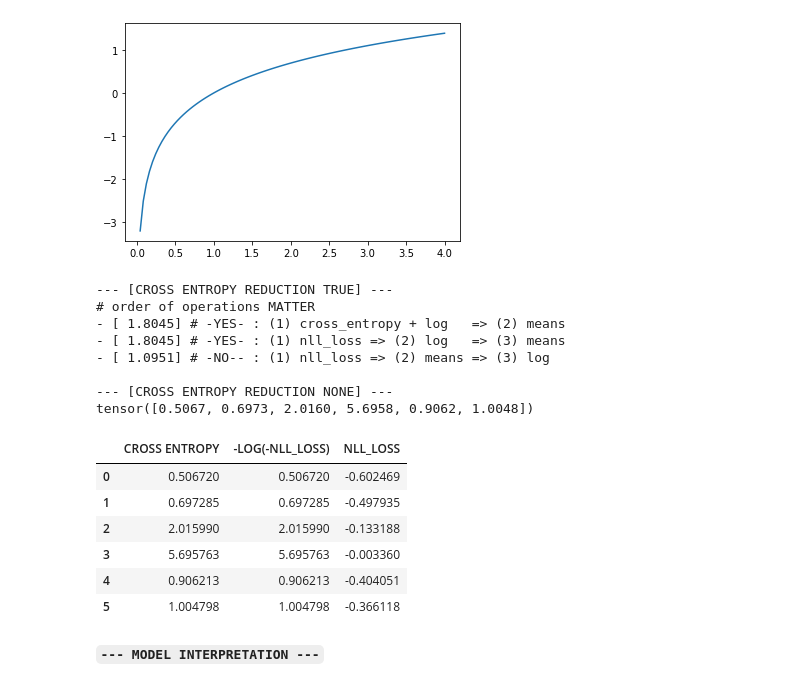
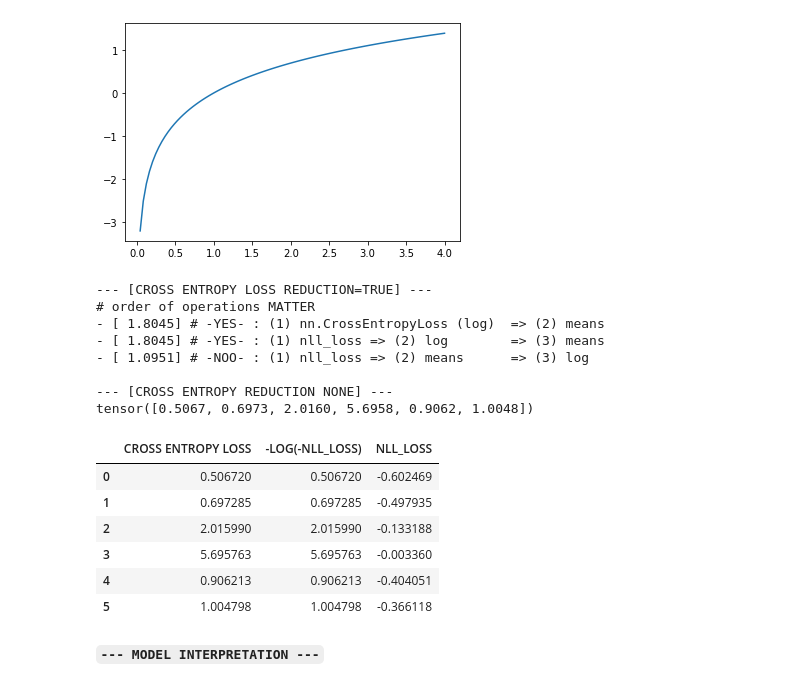
Before and after one commit to miketon/JupyterJeep, a Jupyter notebook: fastai_exercises/fast-ai-chapter05-image-classification.ipynb, the cells around one changed output. Drawn from its saved outputs; the diff is of its cells as text; code cells hidden in the pictures.

```diff
--- a/fastai_exercises/fast-ai-chapter05-image-classification.ipynb
+++ b/fastai_exercises/fast-ai-chapter05-image-classification.ipynb
@@ -600,43 +601,43 @@ from fastai.vision.core import nn
 loss_func = nn.CrossEntropyLoss()
 
 # By DEFAULT crossentropy loss function takes the "MEANS" of each loss item
 cross_entropy_means = loss_func(acts, targ)
 
 # But we can use reduction='none' to disable that
 cross_entropy_none = nn.CrossEntropyLoss(reduction='none')(acts, targ)
 
 # MANUALLY apply LOG nll_loss to nll_loss_tensor
 # also flip the sign since negative EXPONENTS return NaN
 # @audit 🛑 : I don't UNDERSTAND log ... TRADE IN IGNORANCE and VERIFY lol
 nll_loss_log = torch.log(-nll_loss_tensor) * -1
 
-print(f'--- [CROSS ENTROPY REDUCTION TRUE] ---\n# order of operations MATTER ')
-print(f'- [{cross_entropy_means:7.4f}] # -YES- : (1) cross_entropy + log   => (2) means ')
-print(f'- [{nll_loss_log.mean():7.4f}] # -YES- : (1) nll_loss => (2) log   => (3) means ')
-print(f'- [{-torch.log(-nll_loss_tensor.mean()):7.4f}] # -NO-- : (1) nll_loss => (2) means => (3) log\n')
+print(f'--- [CROSS ENTROPY LOSS REDUCTION=TRUE] ---\n# order of operations MATTER ')
+print(f'- [{cross_entropy_means:7.4f}] # -YES- : (1) nn.CrossEntropyLoss (log)  => (2) means ')
+print(f'- [{nll_loss_log.mean():7.4f}] # -YES- : (1) nll_loss => (2) log        => (3) means ')
+print(f'- [{-torch.log(-nll_loss_tensor.mean()):7.4f}] # -NOO- : (1) nll_loss => (2) means      => (3) log\n')
 print(f'--- [CROSS ENTROPY REDUCTION NONE] ---\n{cross_entropy_none}\n')
 
 data = []
 for i in range(len(cross_entropy_none)):
     row = [
         cross_entropy_none[i].tolist(),
         nll_loss_log[i].tolist(),
         nll_loss_tensor[i].tolist()
     ]
     data.append(row)
 
 # @audit 🖶 : Compare NLL_LOSS to MEANS_LOSS (after applying LOG)
-pd.DataFrame(data, columns=['CROSS ENTROPY', '-LOG(-NLL_LOSS)', 'NLL_LOSS'])
+pd.DataFrame(data, columns=['CROSS ENTROPY LOSS', '-LOG(-NLL_LOSS)', 'NLL_LOSS'])
 # %% [output]
---- [CROSS ENTROPY REDUCTION TRUE] ---
+--- [CROSS ENTROPY LOSS REDUCTION=TRUE] ---
 # order of operations MATTER
-- [ 1.8045] # -YES- : (1) cross_entropy + log   => (2) means
-- [ 1.8045] # -YES- : (1) nll_loss => (2) log   => (3) means
-- [ 1.0951] # -NO-- : (1) nll_loss => (2) means => (3) log
+- [ 1.8045] # -YES- : (1) nn.CrossEntropyLoss (log)  => (2) means
+- [ 1.8045] # -YES- : (1) nll_loss => (2) log        => (3) means
+- [ 1.0951] # -NOO- : (1) nll_loss => (2) means      => (3) log
 
 --- [CROSS ENTROPY REDUCTION NONE] ---
 tensor([0.5067, 0.6973, 2.0160, 5.6958, 0.9062, 1.0048])
-|  | CROSS ENTROPY | -LOG(-NLL_LOSS) | NLL_LOSS |
+|  | CROSS ENTROPY LOSS | -LOG(-NLL_LOSS) | NLL_LOSS |
 | 0 | 0.506720 | 0.506720 | -0.602469 |
 | 1 | 0.697285 | 0.697285 | -0.497935 |
 | 2 | 2.015990 | 2.015990 | -0.133188 |
```
Also changed, not shown: parts of 1 cell of this notebook, 1 other file.
